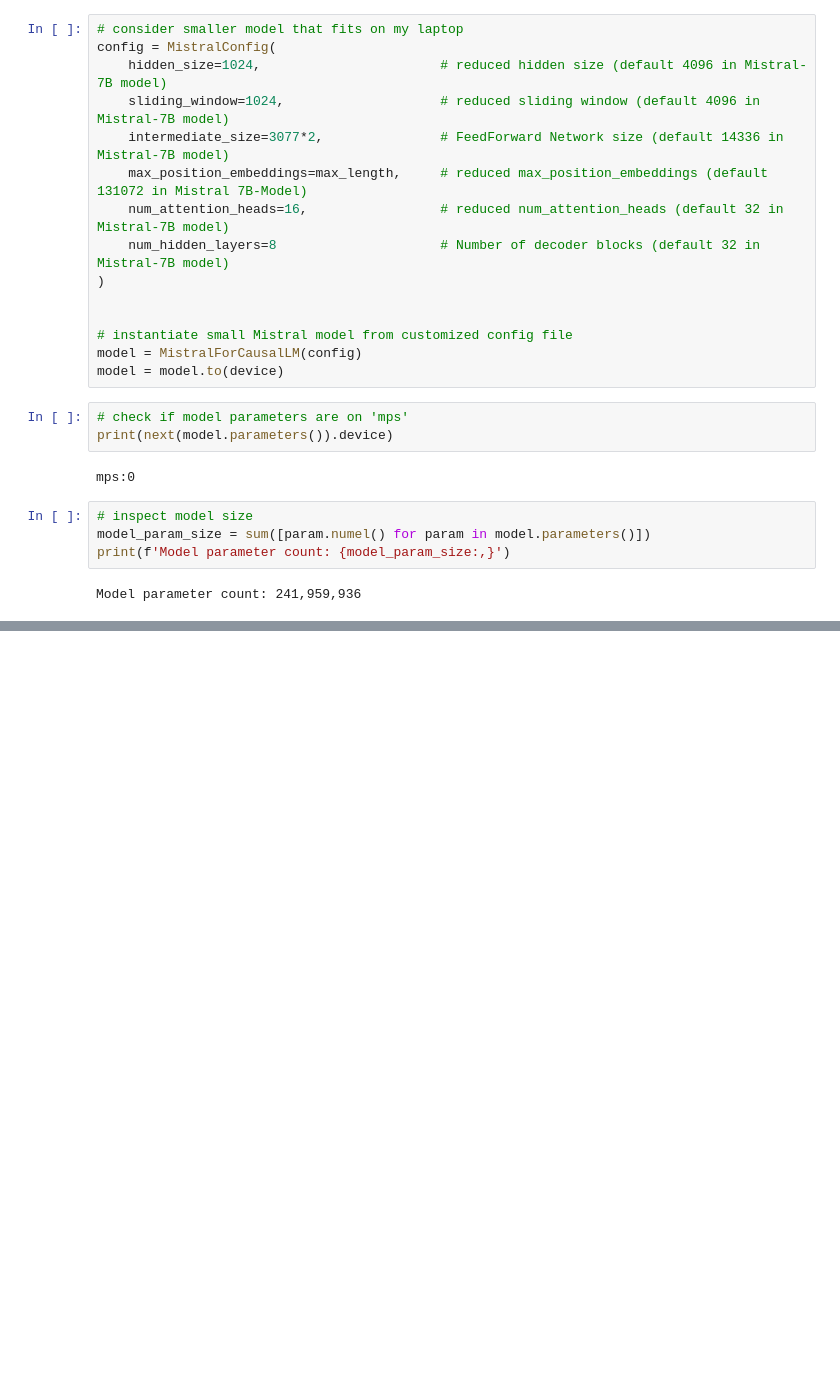
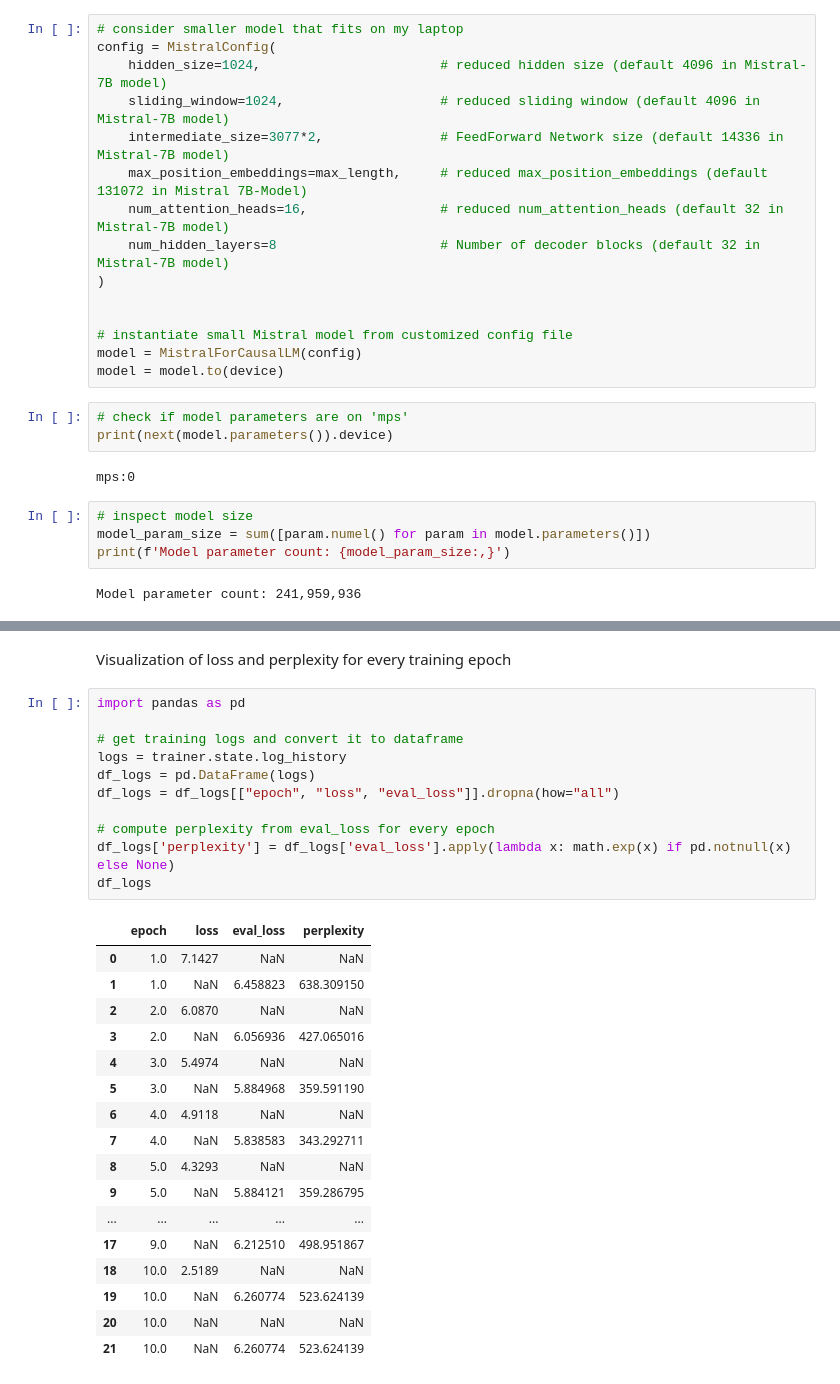
Before and after one commit to bachephysicdun/build-prod-ready-llms-from-scratch, a Jupyter notebook: 02_pretraining_supervised-learning_fine-tuning _RLHF/notebooks/training.ipynb, the cells around one changed output, grey strips where cells are left out. Saved outputs shown, nothing was run; the diff lists cells and outputs as text; blank space fills up the shorter version.

```diff
--- a/02_pretraining_supervised-learning_fine-tuning _RLHF/notebooks/training.ipynb
+++ b/02_pretraining_supervised-learning_fine-tuning _RLHF/notebooks/training.ipynb
@@ -340,0 +418,31 @@ Setting `pad_token_id` to `eos_token_id`:2 for open-end generation.
+# %% [markdown]
+Visualization of loss and perplexity for every training epoch
+# %%
+import pandas as pd
+
+# get training logs and convert it to dataframe
+logs = trainer.state.log_history
+df_logs = pd.DataFrame(logs)
+df_logs = df_logs[["epoch", "loss", "eval_loss"]].dropna(how="all")
+
+# compute perplexity from eval_loss for every epoch
+df_logs['perplexity'] = df_logs['eval_loss'].apply(lambda x: math.exp(x) if pd.notnull(x) else None)
+df_logs
+# %% [output]
+|  | epoch | loss | eval_loss | perplexity |
+| 0 | 1.0 | 7.1427 | NaN | NaN |
+| 1 | 1.0 | NaN | 6.458823 | 638.309150 |
+| 2 | 2.0 | 6.0870 | NaN | NaN |
+| 3 | 2.0 | NaN | 6.056936 | 427.065016 |
+| 4 | 3.0 | 5.4974 | NaN | NaN |
+| 5 | 3.0 | NaN | 5.884968 | 359.591190 |
+| 6 | 4.0 | 4.9118 | NaN | NaN |
+| 7 | 4.0 | NaN | 5.838583 | 343.292711 |
+| 8 | 5.0 | 4.3293 | NaN | NaN |
+| 9 | 5.0 | NaN | 5.884121 | 359.286795 |
+| ... | ... | ... | ... | ... |
+| 17 | 9.0 | NaN | 6.212510 | 498.951867 |
+| 18 | 10.0 | 2.5189 | NaN | NaN |
+| 19 | 10.0 | NaN | 6.260774 | 523.624139 |
+| 20 | 10.0 | NaN | NaN | NaN |
+| 21 | 10.0 | NaN | 6.260774 | 523.624139 |
```
Also changed, not shown: parts of 22 cells of this notebook.
